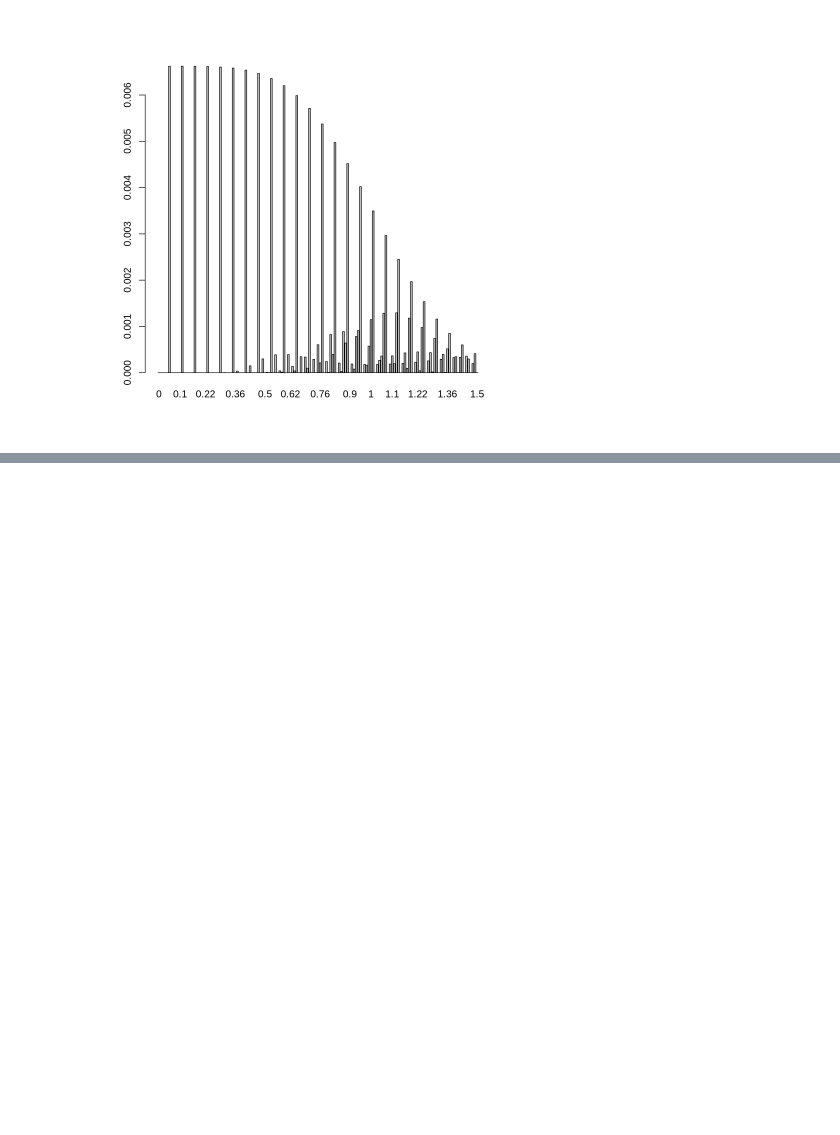
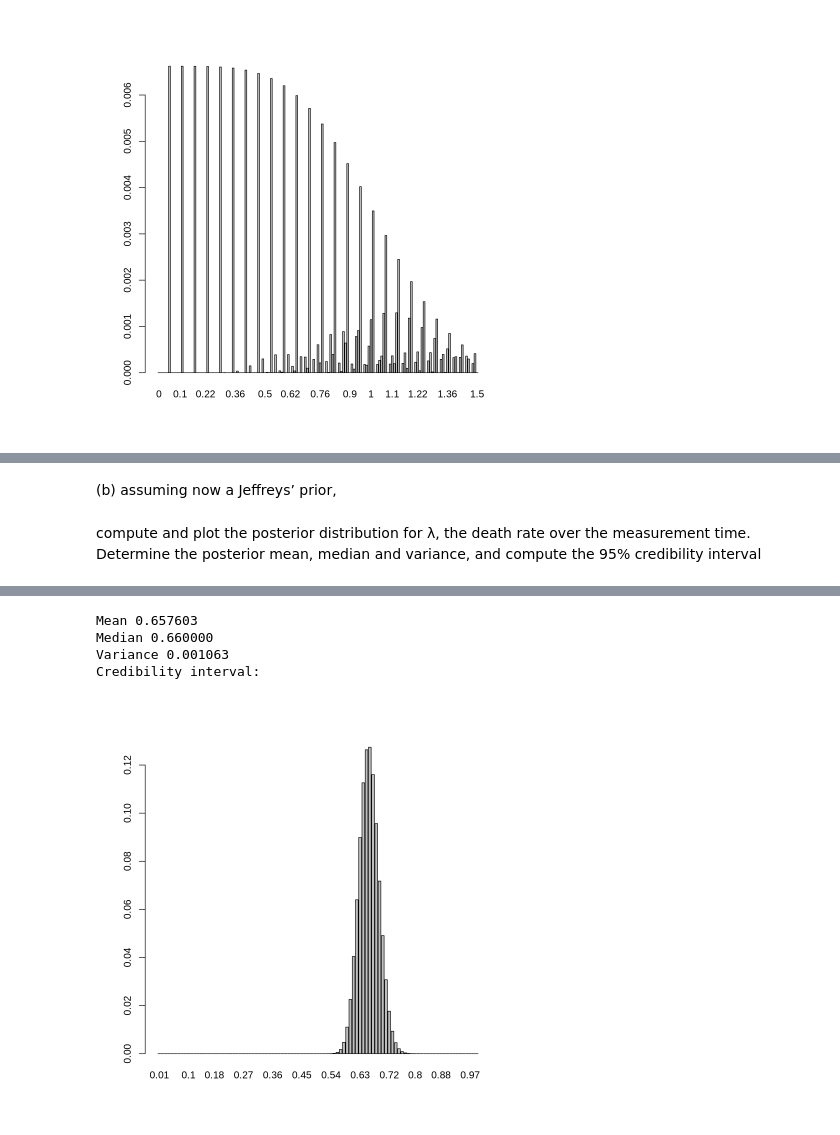
Before and after one commit to pietromalagoli/asp, a Jupyter notebook: code/lab06/Malagoli_Pietro_RLab06.ipynb, the cells around one changed output, grey strips where cells are left out. Cells and saved outputs as stored; diff of their text form; code cells hidden in the pictures; blank space fills up the shorter version.

```diff
--- a/code/lab06/Malagoli_Pietro_RLab06.ipynb
+++ b/code/lab06/Malagoli_Pietro_RLab06.ipynb
@@ -98,0 +107,35 @@ print(mean)
+# %% [markdown]
+(b) assuming now a Jeffreys’ prior,
+# %% [markdown]
+compute and plot the posterior distribution for λ, the death rate over the measurement time.
+Determine the posterior mean, median and variance, and compute the 95% credibility interval
+# %%
+space <- seq(0.01, 0.99, 0.01)
+prior <- dbeta(space, 0.5, 0.5)
+prior <- prior / sum(prior)
+#print(prior)
+
+for (i in 1:length(y)) {
+    likelihood <- dbinom(n1[i], sum(n1), dpois(y[i], space))
+    posterior <- prior * likelihood / sum(prior * likelihood)
+    prior <- posterior
+}
+for (i in 1:length(y)) {
+    likelihood <- dbinom(n2[i], sum(n2), dpois(y[i], space))
+    posterior <- prior * likelihood / sum(prior * likelihood)
+    prior <- posterior
+}
+#print(posterior)
+barplot(posterior, names.arg = space)
+#print(posterior)
+confidence <- c(0.025, 0.975)
+mean <- wtd.mean(space, posterior, normwt = TRUE)
+median <- wtd.quantile(space, posterior, probs = 0.5, normwt = TRUE)
+var <- wtd.var(space, posterior, normwt = TRUE)
+#interval <- c(wtd.quantile(space, posterior, confidence[1], normwt = TRUE), wtd.quantile(space, posterior, confidence[1], normwt = TRUE))
+interval <- wtd.quantile(space, posterior, confidence, normwt = TRUE)
+cat(sprintf("Mean %3f", mean))
+cat(sprintf("\nMedian %3f", median))
+cat(sprintf("\nVariance %3f", var))
+cat("\nCredibility interval:")
+# %% [output]
@@ -98,0 +146,5 @@ print(mean)
+Mean 0.657603
+Median 0.660000
+Variance 0.001063
+Credibility interval:
+[figure, added]
```
Also changed, not shown: parts of 3 cells of this notebook.
